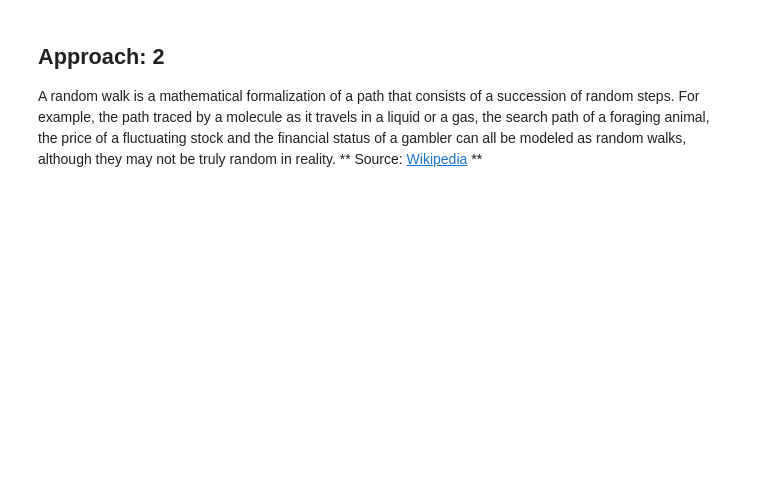
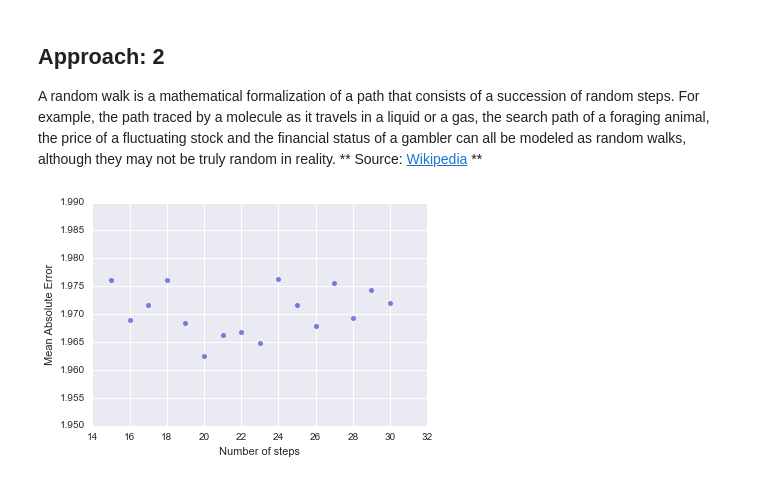
Before and after one commit to numb3r33/Applied-Data-Analysis, a Jupyter notebook: Predict-Stock-Prices/notebooks/Big_Data_Combine_Exploratory_Data_Analysis.ipynb, the cells around one changed output. Drawn from its saved outputs; the diff is of its cells as text; code cells hidden in the pictures; blank space fills up the shorter version.

```diff
--- a/Predict-Stock-Prices/notebooks/Big_Data_Combine_Exploratory_Data_Analysis.ipynb
+++ b/Predict-Stock-Prices/notebooks/Big_Data_Combine_Exploratory_Data_Analysis.ipynb
@@ -123,0 +127,2 @@ plt.ylabel('Mean absolute error');
+# %%
+preds = get_predictions(test, 20)
@@ -170,6 +183,8 @@ def score_by_steps(train, target):
 # %%
 n_range, errors = score_by_steps(train, target)
 # %%
-plt.scatter(n_range, errors)
+plt.scatter(n_range, errors, alpha=0.5)
 plt.xlabel('Number of steps')
-plt.ylabel('Mean Abso')
+plt.ylabel('Mean Absolute Error');
+# %% [output]
+[figure, added]
```
Also changed, not shown: parts of 5 cells of this notebook.
